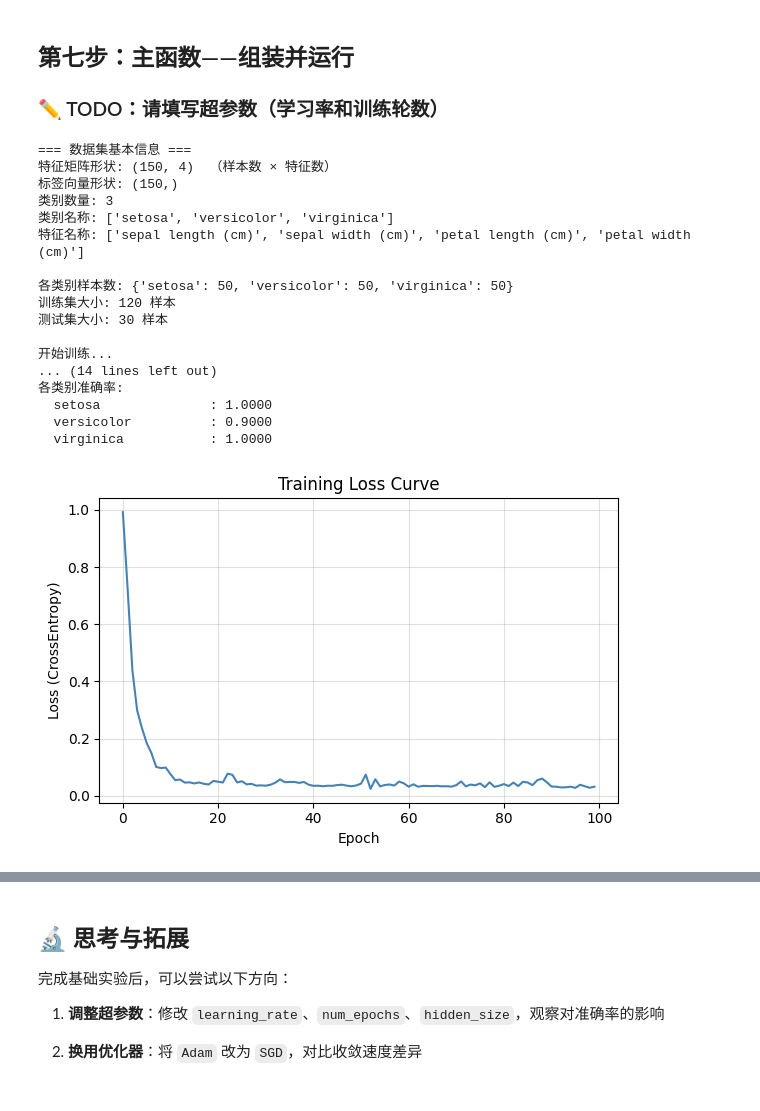
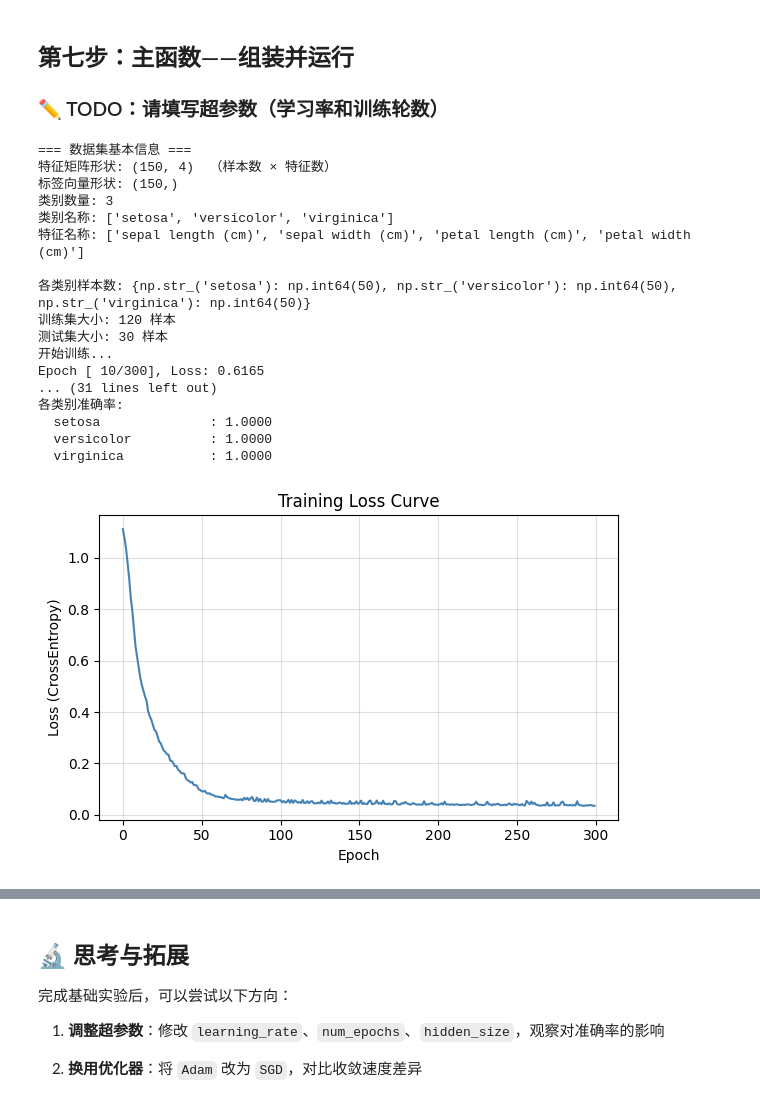
Before and after one commit to zoisythe/AI_Programming, a Jupyter notebook: Week_5/multiclass_nn_blank.ipynb, the cells around one changed output, grey strips where cells are left out. Drawn from its saved outputs; the diff is of its cells as text; code cells hidden in the pictures.

```diff
--- a/Week_5/multiclass_nn_blank.ipynb
+++ b/Week_5/multiclass_nn_blank.ipynb
@@ -127,7 +127,11 @@ class MultiClassNN(nn.Module):
         # 注意：最后一层输出节点数 = num_classes，不加激活函数
 
         # YOUR CODE HERE
-        raise NotImplementedError
+        self.fc1 = nn.Linear(input_size, hidden_size)
+        self.relu1 = nn.ReLU()
+        self.fc2 = nn.Linear(hidden_size, hidden_size)
+        self.relu2 = nn.ReLU()
+        self.fc3 = nn.Linear(hidden_size, num_classes)
 
     def forward(self, x):
         # ====== 【作业 2】定义前向传播 ======
@@ -135,7 +139,12 @@ class MultiClassNN(nn.Module):
         # 顺序：fc1 → relu → fc2 → relu → fc3
 
         # YOUR CODE HERE
-        raise NotImplementedError
+        out = self.fc1(x)
+        out = self.relu1(out)
+        out = self.fc2(out)
+        out = self.relu2(out)
+        out = self.fc3(out)
+        return out
 
 
 # 实例化并打印模型结构
@@ -178,18 +187,23 @@ def train_model(model, train_loader, criterion, optimizer, num_epochs):
 
             # 步骤 1：前向传播，得到预测值 outputs
             # YOUR CODE HERE
+            outputs = model(inputs)
 
             # 步骤 2：用 criterion 计算损失 loss
             # YOUR CODE HERE
+            loss = criterion(outputs, labels)
 
             # 步骤 3：梯度清零（防止上一个 batch 的梯度累积）
             # YOUR CODE HERE
+            optimizer.zero_grad()
 
             # 步骤 4：反向传播（计算梯度）
             # YOUR CODE HERE
+            loss.backward()
 
             # 步骤 5：优化器更新参数
             # YOUR CODE HERE
+            optimizer.step()
 
             total_loss += loss.item()
             num_batches += 1
@@ -222,12 +236,13 @@ def test_model(model, X_test, y_test, class_names):
         # 提示：torch.max(tensor, dim=1) 返回 (最大值, 最大值所在索引)
         #       多分类的预测类别 = 输出中最大值对应的索引
         # YOUR CODE HERE：把预测结果存入 predicted（numpy 数组）
-        raise NotImplementedError
+        _, predicted_indices = torch.max(outputs, dim=1)
+        predicted = predicted_indices.numpy()
 
     # ====== 【作业 5】计算整体准确率 ======
     # 提示：准确率 = 预测正确的样本数 / 总样本数
     # YOUR CODE HERE：将准确率存入 accuracy
-    raise NotImplementedError
+    accuracy = np.mean(predicted == y_test)
 
     print(f"测试集准确率: {accuracy:.4f} ({int(accuracy * len(y_test))}/{len(y_test)})")
 
@@ -296,10 +311,10 @@ print("可视化函数定义完成。")
 # %%
 def main():
     # ====== 【作业 6】填写超参数 ======
-    learning_rate = ___   # 建议范围：0.001 ~ 0.1
-    num_epochs    = ___   # 建议范围：50 ~ 300
+    learning_rate = 0.005   # 建议范围：0.001 ~ 0.1
+    num_epochs    = 300   # 建议范围：50 ~ 300
     batch_size    = 16    # 已给出，无需修改
-    hidden_size   = ___   # 建议范围：8 ~ 64
+    hidden_size   = 16    # 建议范围：8 ~ 64
     # =================================
 
     # 数据准备（已给出）
@@ -312,43 +327,43 @@ def main():
 
     # ====== 【作业 7】选择损失函数和优化器 ======
     # 提示：多分类应使用 nn.CrossEntropyLoss()
-    criterion = ___   # YOUR CODE HERE
+    criterion = nn.CrossEntropyLoss()   # YOUR CODE HERE
 
     # 提示：可选 optim.SGD 或 optim.Adam，需传入 model.parameters() 和 lr
-    optimizer = ___   # YOUR CODE HERE
+    optimizer = optim.SGD(model.parameters(), lr=learning_rate, momentum=0.9)   # YOUR CODE HERE
     # ============================================
 
     # 训练、测试、可视化（已给出）
     print("开始训练...")
     loss_history = train_model(model, train_loader, criterion, optimizer, num_epochs)
 
     print("=== 测试结果 ===")
     predicted = test_model(model, X_test, y_test, class_names)
 
     visualize_loss(loss_history)
     visualize_predictions(X_test, y_test, predicted, class_names)
 
 
 main()
 # %% [output]
 === 数据集基本信息 ===
 特征矩阵形状: (150, 4)  （样本数 × 特征数）
 标签向量形状: (150,)
 类别数量: 3
 类别名称: ['setosa', 'versicolor', 'virginica']
 特征名称: ['sepal length (cm)', 'sepal width (cm)', 'petal length (cm)', 'petal width (cm)']
 
-各类别样本数: {'setosa': 50, 'versicolor': 50, 'virginica': 50}
+各类别样本数: {np.str_('setosa'): np.int64(50), np.str_('versicolor'): np.int64(50), np.str_('virginica'): np.int64(50)}
 训练集大小: 120 样本
 测试集大小: 30 样本
-
 开始训练...
-... (14 lines left out)
+Epoch [ 10/300], Loss: 0.6165
+... (31 lines left out)
 各类别准确率:
   setosa              : 1.0000
-  versicolor          : 0.9000
+  versicolor          : 1.0000
   virginica           : 1.0000
-[figure, old version]
+[figure, new version]
 [figure]
 # %% [markdown]
 ## 🔬 思考与拓展
```
Also changed, not shown: parts of 2 cells of this notebook, 1 other file.
